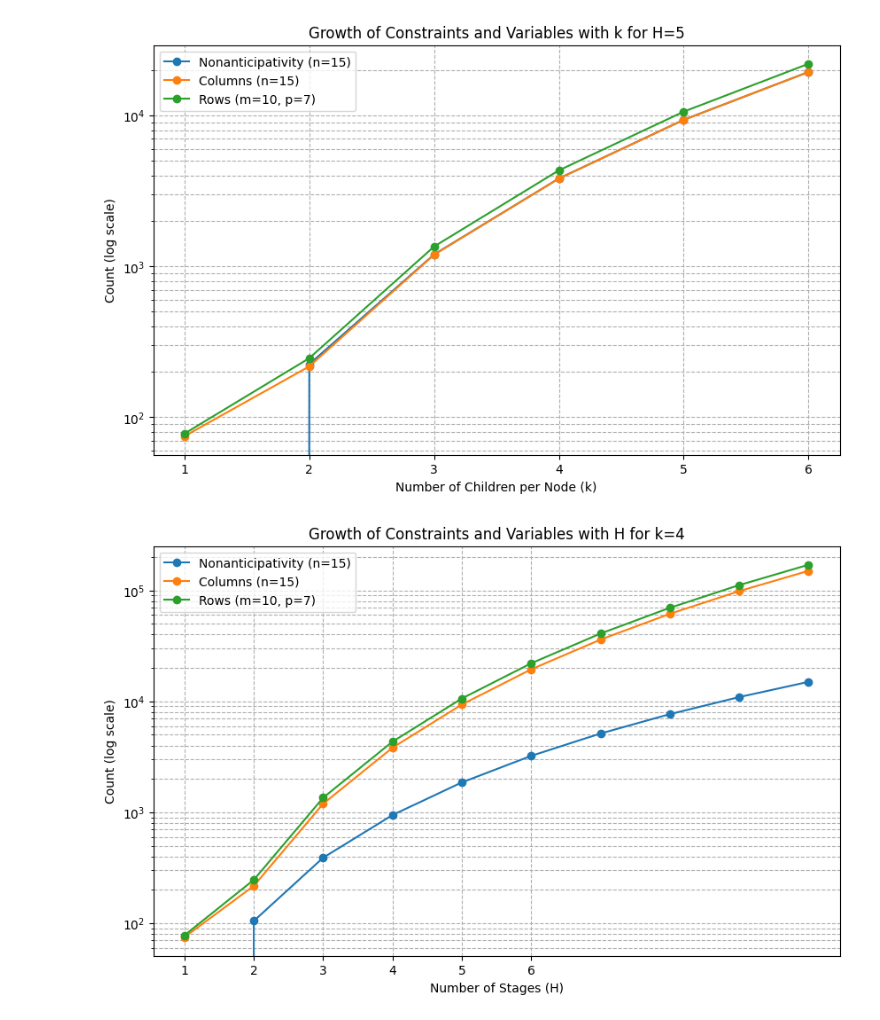
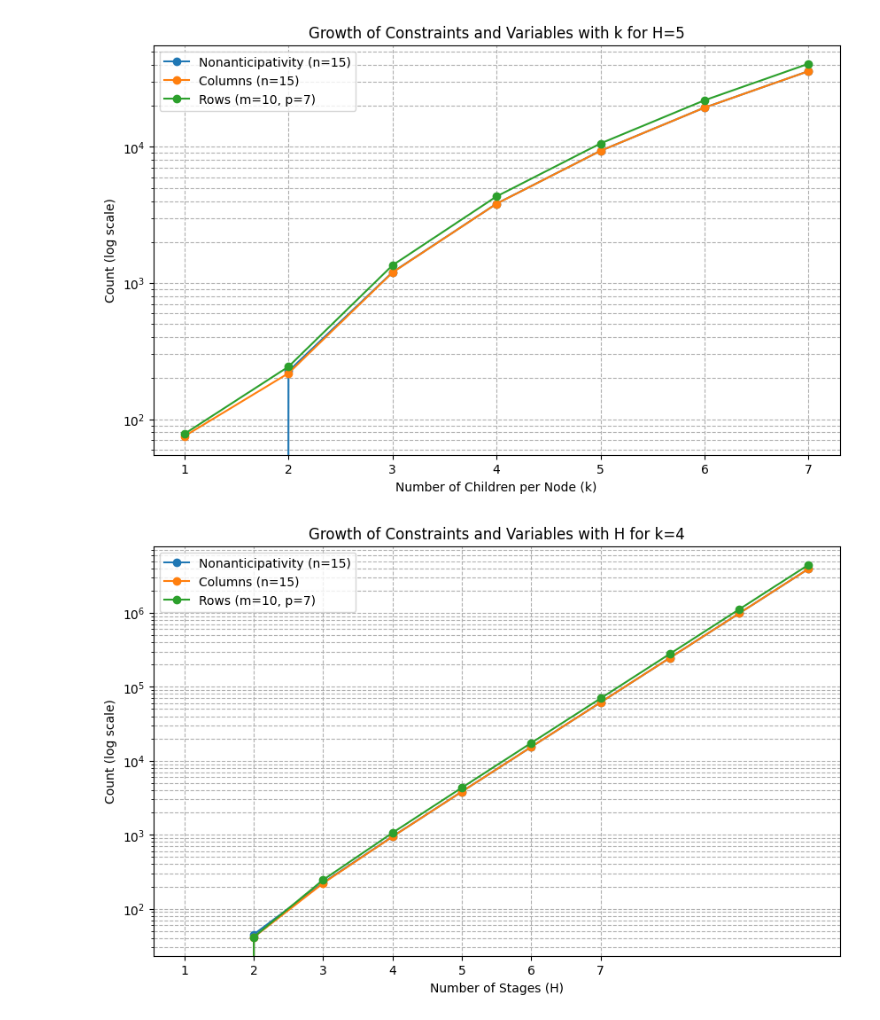
Before and after one commit to matt-banschbach/stochastic_opt, a Jupyter notebook: formula_plotting.ipynb, the cells around one changed output. Drawn from its saved outputs; the diff is of its cells as text; code cells hidden in the pictures.

```diff
--- a/formula_plotting.ipynb
+++ b/formula_plotting.ipynb
@@ -7,7 +7,7 @@ m = 10 # number of constraints per node
 p = 7 # number of linking variables
 # %%
 def nonanticipativity(H, k):
-    return n * (k ** (H-1)-1)
+    return n * (  (k**(H-1)) -1)
 # %%
 def num_columns(H, k):
     if k == 1:
@@ -19,64 +19,57 @@ def num_rows(H, k):
     if k == 1:
         return m*H + p*(H-1)
     else:
-        return (m+p) * ((k**H -1) / k-1)
+        return (m * ((k**H -1) / k-1)) + (p * ((k**H - k) / k-1))
 # %%
-# Set the number of stages
+# Fix H
 H_val = 5
 
-k_values = np.arange(1, 7) # Plot for k from 1 to 7
+k_values = np.arange(1, 8) # Plot for k from 1 to 7
 
 # Calculate the number of constraints/variables for each k
 nonant_values = [nonanticipativity(H_val, k) for k in k_values]
 col_values = [num_columns(H_val, k) for k in k_values]
 row_values = [num_rows(H_val, k) for k in k_values]
 
-# Create the plot
 plt.figure(figsize=(10, 6))
 
-# Plot the functions on a log scale for the y-axis
 plt.plot(k_values, nonant_values, label=f'Nonanticipativity (n={n})', marker='o')
 plt.plot(k_values, col_values, label=f'Columns (n={n})', marker='o')
 plt.plot(k_values, row_values, label=f'Rows (m={m}, p={p})', marker='o')
 
-plt.yscale('log') # Set y-axis to log scale
+plt.yscale('log')
 plt.xlabel('Number of Children per Node (k)')
 plt.ylabel('Count (log scale)')
 plt.title(f'Growth of Constraints and Variables with k for H={H_val}')
 plt.legend()
 plt.grid(True, which="both", linestyle='--')
-plt.xticks(k_values) # Ensure x-axis ticks are at integer k values
-
+plt.xticks(k_values)
 plt.show()
 # %% [output]
-[figure, old version]
+[figure, new version]
 # %%
-# Set the number of stages
 k_val = 4
 
 H_values = np.arange(1, 11) # Plot for k from 1 to 10
 
-# Calculate the number of constraints/variables for each k
-nonant_values = [nonanticipativity(k_val, H) for H in H_values]
-col_values = [num_columns(H_val, H) for H in H_values]
-row_values = [num_rows(H_val, H) for H in H_values]
+nonant_values = [nonanticipativity(H, k_val) for H in H_values]
+col_values = [num_columns(H, k_val) for H in H_values]
+row_values = [num_rows(H, k_val) for H in H_values]
 
-# Create the plot
 plt.figure(figsize=(10, 6))
 
-# Plot the functions on a log scale for the y-axis
 plt.plot(H_values, nonant_values, label=f'Nonanticipativity (n={n})', marker='o')
 plt.plot(H_values, col_values, label=f'Columns (n={n})', marker='o')
 plt.plot(H_values, row_values, label=f'Rows (m={m}, p={p})', marker='o')
 
-plt.yscale('log') # Set y-axis to log scale
+plt.yscale('log')
 plt.xlabel('Number of Stages (H)')
 plt.ylabel('Count (log scale)')
 plt.title(f'Growth of Constraints and Variables with H for k={k_val}')
 plt.legend()
 plt.grid(True, which="both", linestyle='--')
-plt.xticks(k_values) # Ensure x-axis ticks are at integer k values
+plt.xticks(k_values)
 
 plt.show()
 # %% [output]
-[figure, old version]
+[figure, new version]
```
Also changed, not shown: 1 other file.
